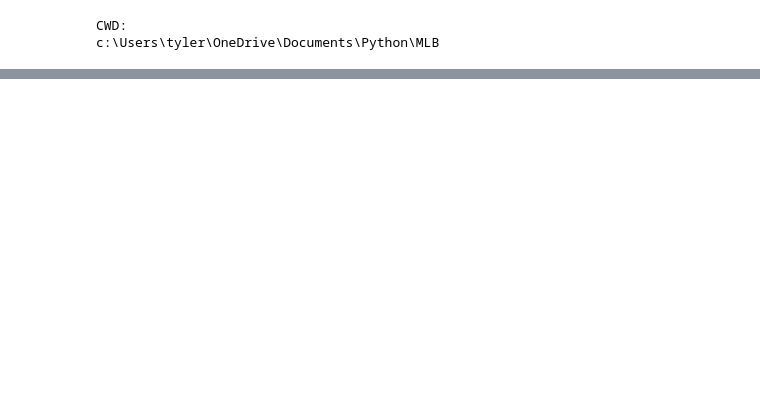
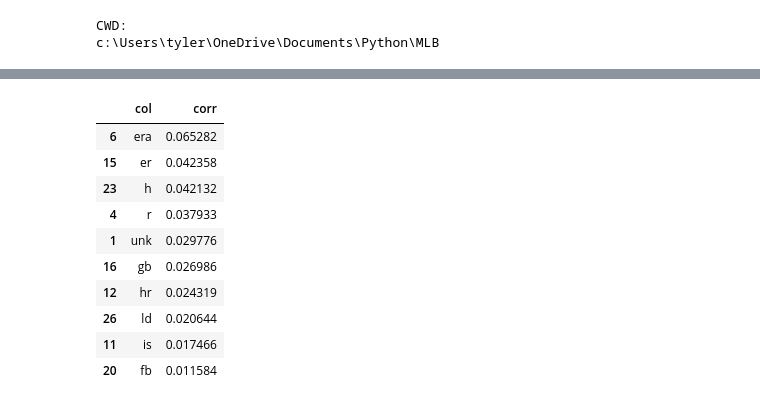
Before and after one commit to tylerengland25/MLB, a Jupyter notebook: backend/analysis/analysis.ipynb, the cells around one changed output, grey strips where cells are left out. Drawn from its saved outputs; the diff is of its cells as text; code cells hidden in the pictures; blank space fills up the shorter version.

```diff
--- a/backend/analysis/analysis.ipynb
+++ b/backend/analysis/analysis.ipynb
@@ -175,0 +211,5 @@ bullpen.groupby(
+# %%
+bullpen = pd.read_csv('backend/data/pitching/bullpen.csv')
+bullpen['date'] = pd.to_datetime(bullpen['date'])
+bullpen = bullpen.drop_duplicates(['date', 'visitor', 'home', 'team'])
+bullpen.info()
@@ -175,0 +415,32 @@ bullpen.groupby(
+# %%
+df = pd.merge(
+    bullpen,
+    pitching_totals[['date', 'visitor', 'home', 'team', 'h']],
+    left_on=['date', 'visitor', 'home', 'team'],
+    right_on=['date', 'visitor', 'home', 'team'],
+    suffixes=('', '_target')
+)
+df['season'] = df['date'].dt.year
+df['opponent'] = np.where(df['team'] == df['home'], df['home'], df['visitor'])
+
+df = df.set_index(
+    ['team', 'opponent']
+).sort_index()
+
+bullpen_team = pd.DataFrame()
+for index in df.index.unique():
+    team_df = df.loc[index, :].sort_values(
+        ['date'],
+        ascending=True
+    ).copy()
+
+    for col in list(set(df.columns).difference(['date', 'visitor', 'home', 'h_target', 'player'])):
+        team_df[col] = team_df[col].rolling(60, closed='left', min_periods=30).mean()
+        # team_df[col] = team_df[col].ewm(span=30, min_periods=2).mean().shift(1)
+
+    team_df = feature_engineer(team_df)
+
+    bullpen_team = bullpen_team.append(team_df.reset_index(), ignore_index=True)
+
+bullpen_team = bullpen_team.dropna(axis=0)
+bullpen_team.info()
@@ -175,0 +465,20 @@ bullpen.groupby(
+# %%
+corr = {'col': [], 'corr': []}
+for col in list(set(bullpen_team.columns).difference(['date', 'visitor', 'home', 'team', 'opponent', 'h_target', 'player'])):
+    corr['col'].append(col)
+    corr['corr'].append(bullpen_team[col].corr(bullpen_team['h_target']))
+
+corr = pd.DataFrame(corr)
+corr.sort_values(['corr'], ascending=False).head(10)
+# %% [output]
+|  | col | corr |
+| 6 | era | 0.065282 |
+| 15 | er | 0.042358 |
+| 23 | h | 0.042132 |
+| 4 | r | 0.037933 |
+| 1 | unk | 0.029776 |
+| 16 | gb | 0.026986 |
+| 12 | hr | 0.024319 |
+| 26 | ld | 0.020644 |
+| 11 | is | 0.017466 |
+| 20 | fb | 0.011584 |
```
Also changed, not shown: parts of 24 cells of this notebook, 16 other files.
